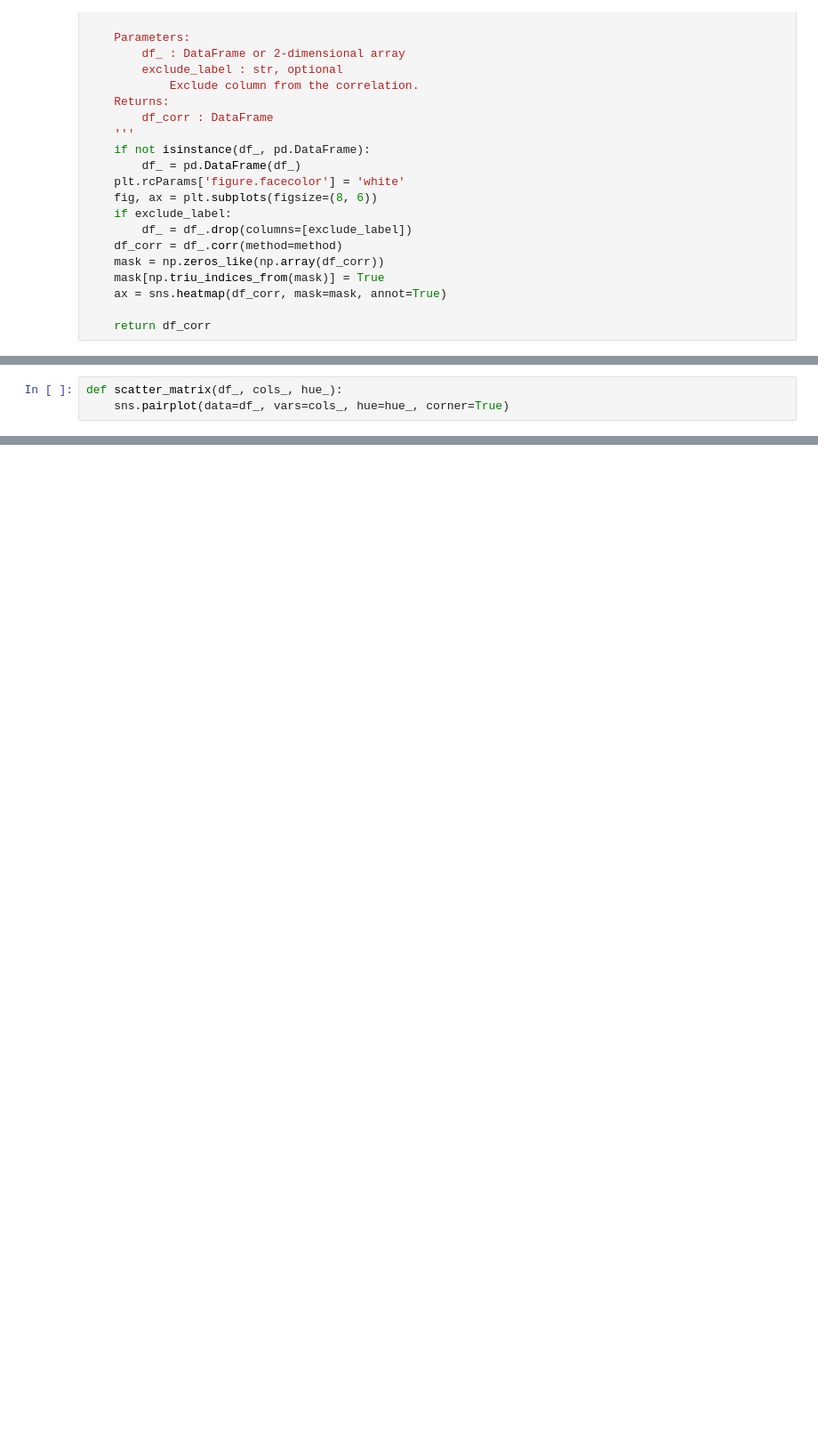
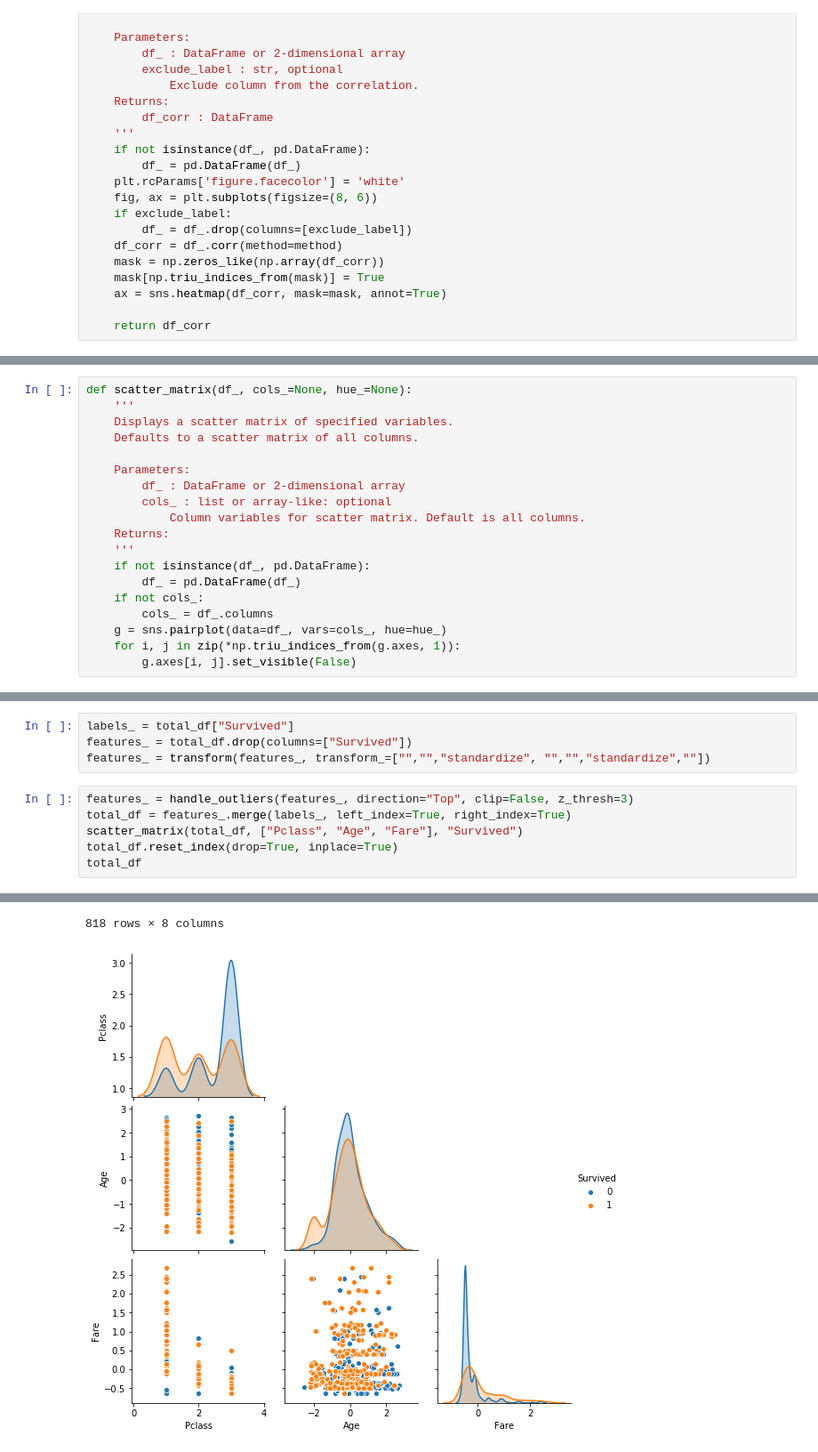
Before and after one commit to ParthivNaresh/ML_Library, a Jupyter notebook: ML_API.ipynb, the cells around one changed output, grey strips where cells are left out. Shown at 89% size. Saved outputs shown, nothing was run; the diff lists cells and outputs as text; blank space fills up the shorter version.

```diff
--- a/ML_API.ipynb
+++ b/ML_API.ipynb
@@ -286,6 +297,22 @@ def box_plot(df_, exclude_label=None):
         columns_data[col] = col_data
 
     return columns_data
-# %%
-def scatter_matrix(df_, cols_, hue_):
-    sns.pairplot(data=df_, vars=cols_, hue=hue_, corner=True)
+# %%
+def scatter_matrix(df_, cols_=None, hue_=None):
+    '''
+    Displays a scatter matrix of specified variables.
+    Defaults to a scatter matrix of all columns.
+
+    Parameters:
+        df_ : DataFrame or 2-dimensional array
+        cols_ : list or array-like: optional
+            Column variables for scatter matrix. Default is all columns.
+    Returns:
+    '''
+    if not isinstance(df_, pd.DataFrame):
+        df_ = pd.DataFrame(df_)
+    if not cols_:
+        cols_ = df_.columns
+    g = sns.pairplot(data=df_, vars=cols_, hue=hue_)
+    for i, j in zip(*np.triu_indices_from(g.axes, 1)):
+        g.axes[i, j].set_visible(False)
@@ -323,0 +480,11 @@ RuntimeError: Selected KDE bandwidth is 0. Cannot estiamte density.
+# %%
+labels_ = total_df["Survived"]
+features_ = total_df.drop(columns=["Survived"])
+features_ = transform(features_, transform_=["","","standardize", "","","standardize",""])
+# %%
+features_ = handle_outliers(features_, direction="Top", clip=False, z_thresh=3)
+total_df = features_.merge(labels_, left_index=True, right_index=True)
+scatter_matrix(total_df, ["Pclass", "Age", "Fare"], "Survived")
+total_df.reset_index(drop=True, inplace=True)
+total_df
+# %% [output]
@@ -323,0 +503,2 @@ RuntimeError: Selected KDE bandwidth is 0. Cannot estiamte density.
+818 rows × 8 columns
+[figure, added]
```
Also changed, not shown: parts of 16 cells of this notebook.
